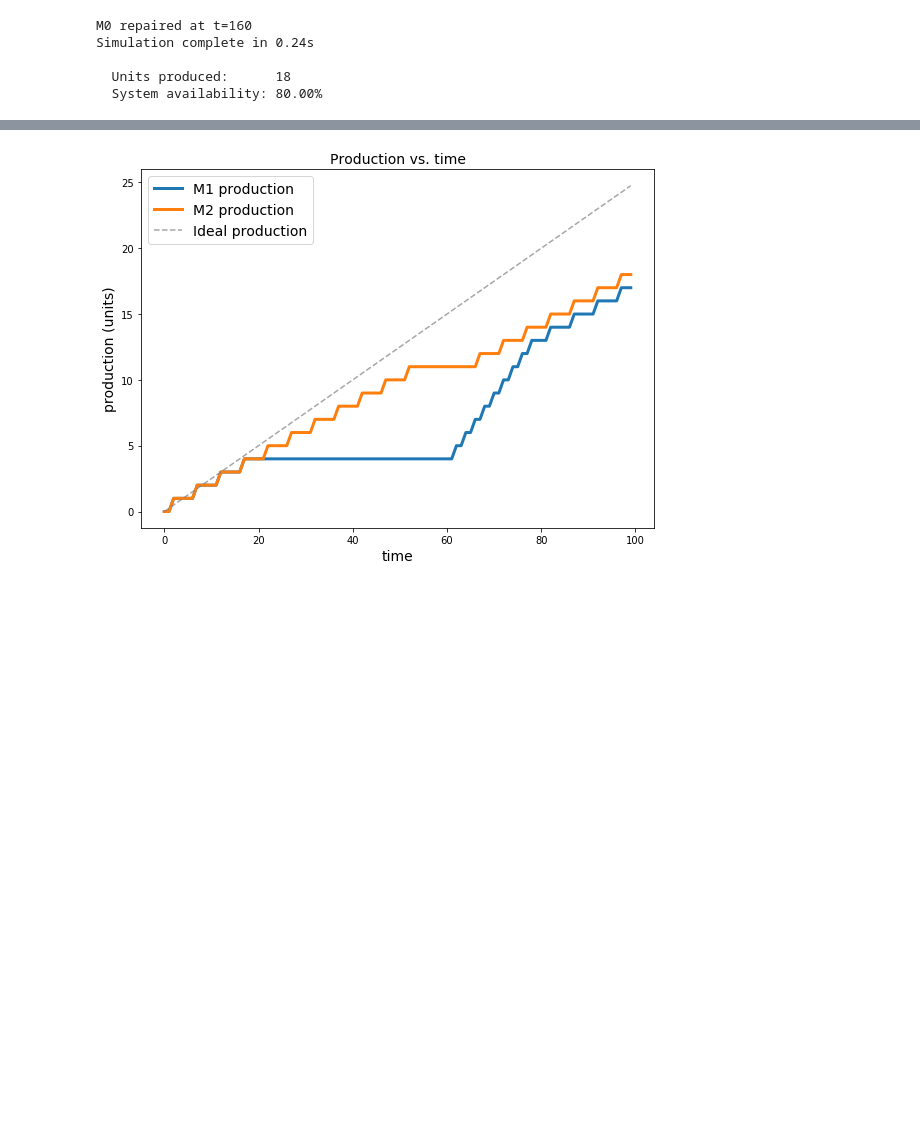
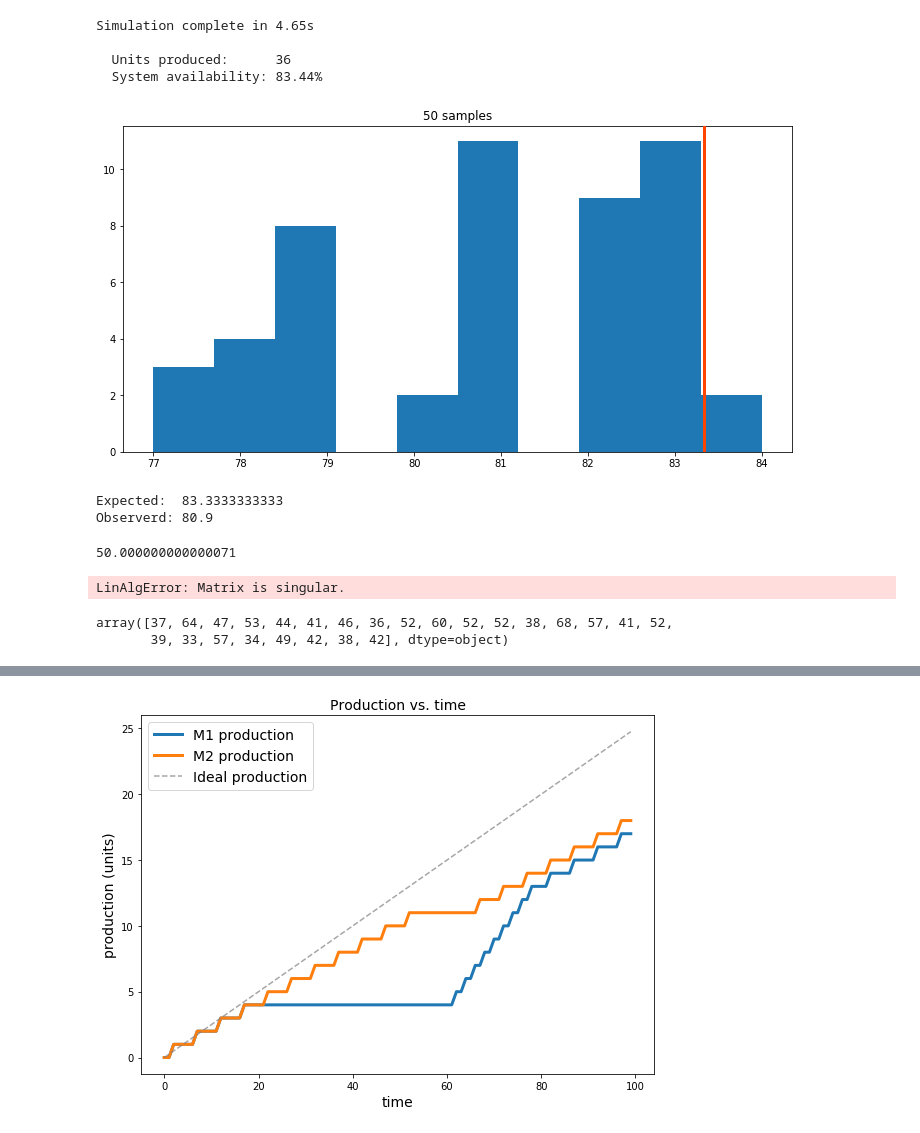
Before and after one commit to m-hoff/simantha, a Jupyter notebook: test.ipynb, the cells around one changed output, grey strips where cells are left out. Cells and saved outputs as stored; diff of their text form; code cells hidden in the pictures; blank space fills up the shorter version.

Commit message:
Cleaned up comments, started randomization behavior testing

```diff
--- a/test.ipynb
+++ b/test.ipynb
@@ -8,12 +10,19 @@ import numpy as np
 #%xmode verbose
-# %%
-sys = maintsim.System(process_times=[2,5],
-                      buffer_sizes=5,
-                      planned_failures=[(0,20,40)])
-sys.simulate(warmup_time=100, sim_time=100)
-# %% [output]
-M0 repaired at t=160
-Simulation complete in 0.24s
-
-  Units produced:      18
-  System availability: 80.00%
+# %%
+seed = 123
+random.seed(seed)
+np.random.seed(seed)
+
+sys = maintsim.System(process_times=[2,5,3,4,2],
+                      buffer_sizes=5,
+                      failure_mode='degradation',
+                      failure_params={'degradation rate': [0.2]*5},
+                      maintenance_policy='CM',
+                      repair_params={'CM':stats.randint(10,20)},
+                      maintenance_capacity=1)
+sys.simulate(warmup_time=0, sim_time=500)
+# %% [output]
+Simulation complete in 4.65s
+
+  Units produced:      36
+  System availability: 83.44%
@@ -19,0 +72,14 @@ Simulation complete in 0.24s
+# %%
+plt.figure(figsize=(12,6))
+plt.hist(production_samples)
+plt.axvline(x=E_production, color='orangered', zorder=5, lw=3)
+plt.title(f'{len(production_samples)} samples')
+plt.show()
+# %% [output]
+[figure, added]
+# %%
+print('Expected: ', E_production)
+print('Observerd:', np.mean(production_samples))
+# %% [output]
+Expected:  83.3333333333
+Observerd: 80.9
@@ -19,0 +95,15 @@ Simulation complete in 0.24s
+# %%
+expected_ttf(mm.P)[0][0]
+# %% [output]
+50.000000000000071
+# %%
+mm.mfpt(1, 3)#sys.machines[2].failed_state)
+# %% [output]
+LinAlgError: Matrix is singular.
+# %%
+ttfs = sys.maintenance_data[sys.maintenance_data['activity'] == 'failure']['duration'].values
+ttfs = ttfs[ttfs != 'NA']
+ttfs
+# %% [output]
+array([37, 64, 47, 53, 44, 41, 46, 36, 52, 60, 52, 52, 38, 68, 57, 41, 52,
+       39, 33, 57, 34, 49, 42, 38, 42], dtype=object)
```
Also changed, not shown: parts of 6 cells of this notebook, 4 other files.
